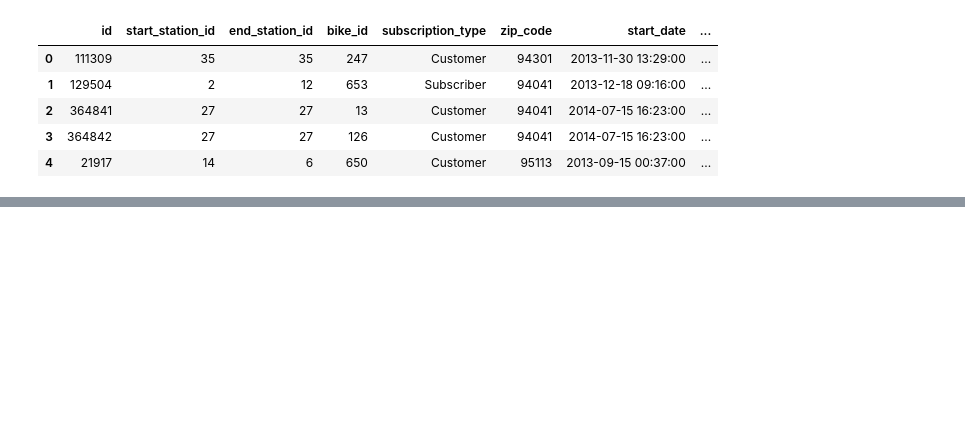
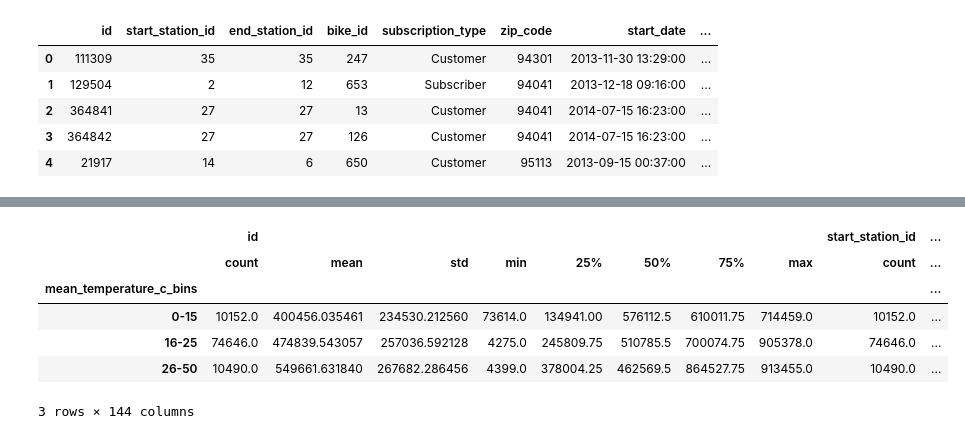
Before and after one commit to orbenishay/pandas-project, a Jupyter notebook: Bicycle_9.ipynb, the cells around one changed output, grey strips where cells are left out. Saved outputs shown, nothing was run; the diff lists cells and outputs as text; code cells hidden in the pictures; blank space fills up the shorter version.

```diff
--- a/Bicycle_9.ipynb
+++ b/Bicycle_9.ipynb
@@ -229,0 +296,10 @@ df_all.head()
+# %%
+df_all.groupby("mean_temperature_c_bins").describe()
+# %% [output]
+|  | id |  |  |  |  |  |  |  | start_station_id | ... |
+|  | count | mean | std | min | 25% | 50% | 75% | max | count | ... |
+| mean_temperature_c_bins |  |  |  |  |  |  |  |  |  | ... |
+| 0-15 | 10152.0 | 400456.035461 | 234530.212560 | 73614.0 | 134941.00 | 576112.5 | 610011.75 | 714459.0 | 10152.0 | ... |
+| 16-25 | 74646.0 | 474839.543057 | 257036.592128 | 4275.0 | 245809.75 | 510785.5 | 700074.75 | 905378.0 | 74646.0 | ... |
+| 26-50 | 10490.0 | 549661.631840 | 267682.286456 | 4399.0 | 378004.25 | 462569.5 | 864527.75 | 913455.0 | 10490.0 | ... |
+3 rows × 144 columns
```
Also changed, not shown: parts of 10 cells of this notebook.
